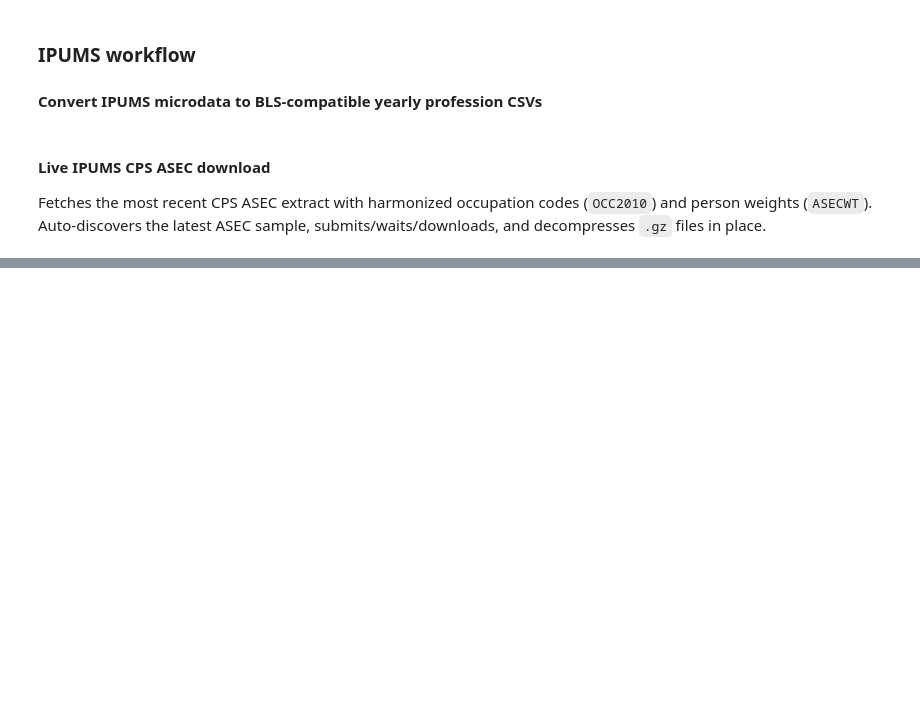
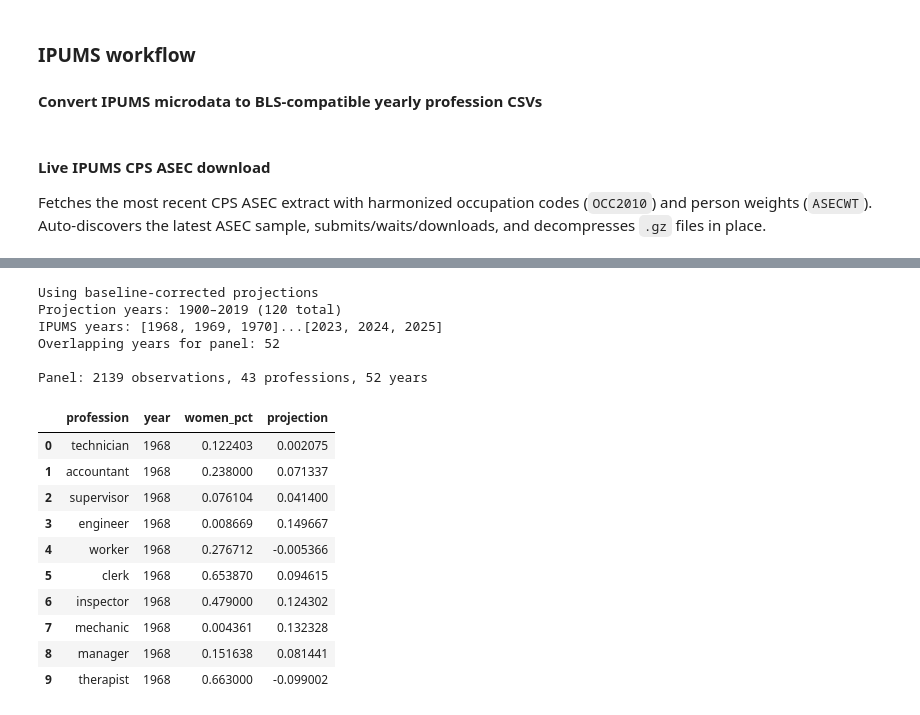
Before and after one commit to eric-d-knowles/ngram-prep, a Jupyter notebook: notebooks/caliskan_wefat_replication.ipynb, the cells around one changed output, grey strips where cells are left out. Cells and saved outputs as stored; diff of their text form; code cells hidden in the pictures; blank space fills up the shorter version.

```diff
--- a/notebooks/caliskan_wefat_replication.ipynb
+++ b/notebooks/caliskan_wefat_replication.ipynb
@@ -354,13 +422,10 @@ runs
 Fetches the most recent CPS ASEC extract with harmonized occupation codes (`OCC2010`) and person weights (`ASECWT`).
 Auto-discovers the latest ASEC sample, submits/waits/downloads, and decompresses `.gz` files in place.
 # %%
-result = fetch_ipums_microdata_cps(
+result_df = fetch_and_aggregate_ipums_professions_csv(
+    occupation_map_file='/scratch/edk202/lexichron/ipums_occ2010_map.csv',
     api_key='59cba10d8a5da536fc06b59d0d34a8b208154b9684e7d4fadbe0a339',
     years=range(1968, 2026),
     download_dir='/scratch/edk202/lexichron/ipums_api_downloads',
 )
-
-print(f"\nExtract {result['extract_id']}: {result['status']}")
-for f in result['files']:
-    print(f'  {Path(f).name}  ({Path(f).stat().st_size / 1024:.0f} KB)')
 # %% [output]
@@ -383,0 +449,72 @@ Downloading to /scratch/edk202/lexichron/notebooks/ipums_api_downloads...
+# %%
+# Build long-format panel: (profession, year, women_pct, projection)
+# for mixed-effects modelling of projection ~ women_pct + (1 | profession)
+
+use_baseline_corrected_panel = True
+
+# Pick projection DataFrame (years × professions)
+if use_baseline_corrected_panel and result.get('baseline_applied') and not result['projections_corrected'].empty:
+    proj_df = result['projections_corrected']
+    print("Using baseline-corrected projections")
+else:
+    proj_df = result['projections']
+    print("Using raw projections")
+
+# Get successfully aggregated IPUMS years
+ok_years = result_df.loc[result_df['status'] == 'ok'].set_index('year')
+
+# Determine overlapping years (present in both projections and IPUMS)
+proj_years = set(proj_df.index)
+ipums_years = set(ok_years.index)
+panel_years = sorted(proj_years & ipums_years)
+print(f"Projection years: {min(proj_df.index)}–{max(proj_df.index)} ({len(proj_df)} total)")
+print(f"IPUMS years: {sorted(ipums_years)[:3]}...{sorted(ipums_years)[-3:]}")
+print(f"Overlapping years for panel: {len(panel_years)}")
+
+# Assemble panel rows
+panel_rows = []
+for yr in panel_years:
+    csv_path = ok_years.loc[yr, 'output_csv']
+    # Get women percentages for each target profession
+    for profession in targets:
+        # Projection value
+        if profession not in proj_df.columns:
+            continue
+        proj_val = proj_df.loc[yr, profession]
+        if pd.isna(proj_val):
+            continue
+        # Women percentage from IPUMS CSV
+        try:
+            wpct = calculate_women_percentage(csv_path, profession)
+        except (ZeroDivisionError, ValueError, KeyError):
+            continue
+        panel_rows.append({
+            'profession': profession,
+            'year': yr,
+            'women_pct': wpct,
+            'projection': proj_val,
+        })
+
+panel_df = pd.DataFrame(panel_rows)
+print(f"\nPanel: {len(panel_df)} observations, "
+      f"{panel_df['profession'].nunique()} professions, "
+      f"{panel_df['year'].nunique()} years")
+panel_df.head(10)
+# %% [output]
+Using baseline-corrected projections
+Projection years: 1900–2019 (120 total)
+IPUMS years: [1968, 1969, 1970]...[2023, 2024, 2025]
+Overlapping years for panel: 52
+
+Panel: 2139 observations, 43 professions, 52 years
+|  | profession | year | women_pct | projection |
+| 0 | technician | 1968 | 0.122403 | 0.002075 |
+| 1 | accountant | 1968 | 0.238000 | 0.071337 |
+| 2 | supervisor | 1968 | 0.076104 | 0.041400 |
+| 3 | engineer | 1968 | 0.008669 | 0.149667 |
+| 4 | worker | 1968 | 0.276712 | -0.005366 |
+| 5 | clerk | 1968 | 0.653870 | 0.094615 |
+| 6 | inspector | 1968 | 0.479000 | 0.124302 |
+| 7 | mechanic | 1968 | 0.004361 | 0.132328 |
+| 8 | manager | 1968 | 0.151638 | 0.081441 |
+| 9 | therapist | 1968 | 0.663000 | -0.099002 |
```
Also changed, not shown: parts of 7 cells of this notebook, 2 other files.
